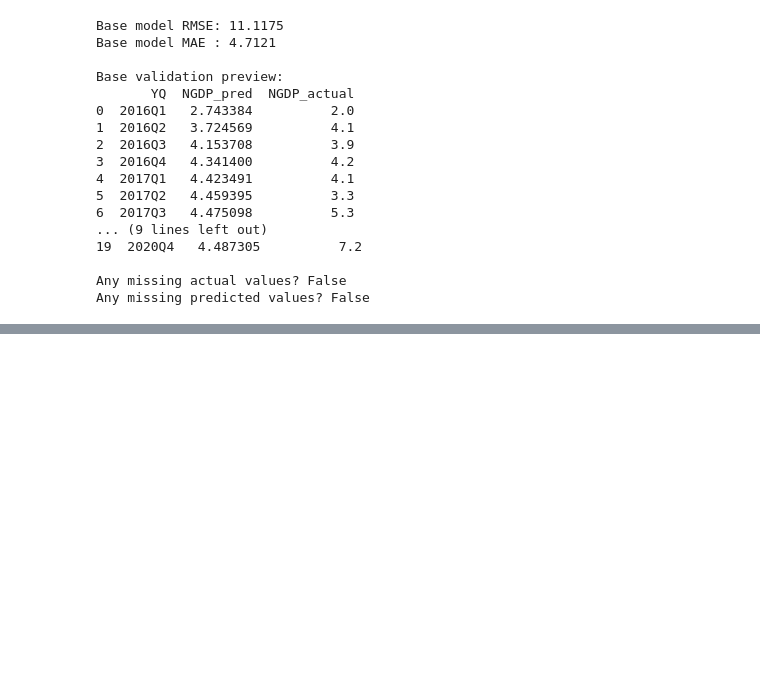
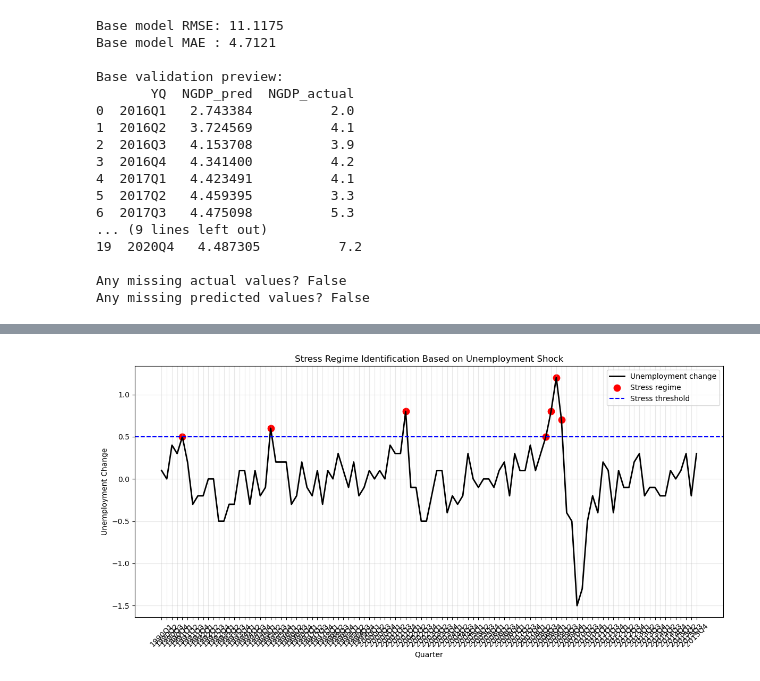
Before and after one commit to nekumonokat/ACCT653_FFA_Forecasting_Project, a Jupyter notebook: draft.ipynb, the cells around one changed output, grey strips where cells are left out. Cells and saved outputs as stored; diff of their text form; code cells hidden in the pictures; blank space fills up the shorter version.

```diff
--- a/draft.ipynb
+++ b/draft.ipynb
@@ -18,9 +18,8 @@ test  = pd.read_csv("data/GDP_Forecast_test.csv")
 gdp_pca = pd.read_csv("data/GDP_PCA_for_test.csv") # validation data for test
 
 # 2. non-financial external indicators
-houst = pd.read_csv("data/HOUST_PCA.csv")
-indpro = pd.read_csv("data/INDPRO_PCA.csv")
-unrate = pd.read_csv("data/UNRATE_PCA.csv")
+indpro = pd.read_csv("data/INDPRO_PC1.csv")
+unrate = pd.read_csv("data/UNRATE_CH1.csv")
 
 # 3. financial external indicators
 compustat = pd.read_csv("data/compustat_quarterly_financials2.csv")
@@ -308,0 +632,46 @@ train_ext = train_ext.merge(
+# %%
+## VISUALISE STRESS REGIME BASED ON UNEMPLOYMENT CHANGE
+
+import matplotlib.pyplot as plt
+
+plt.figure(figsize = (12,6))
+
+# plot unemployment change
+plt.plot(
+    train_ext["YQ"],
+    train_ext["UNRATE_change"],
+    color = "black",
+    linewidth = 2,
+    label = "Unemployment change"
+)
+
+# mark stress periods
+stress_points = train_ext[train_ext["stress_flag"] == 1]
+
+plt.scatter(
+    stress_points["YQ"],
+    stress_points["UNRATE_change"],
+    color = "red",
+    s = 80,
+    label = "Stress regime"
+)
+
+# plot threshold line
+plt.axhline(
+    spike_thr,
+    color = "blue",
+    linestyle = "--",
+    label = "Stress threshold"
+)
+
+plt.xticks(rotation = 45)
+plt.xlabel("Quarter")
+plt.ylabel("Unemployment Change")
+plt.title("Stress Regime Identification Based on Unemployment Shock")
+plt.legend()
+plt.grid(alpha = 0.3)
+
+plt.tight_layout()
+plt.show()
+# %% [output]
+[figure, added]
```
Also changed, not shown: parts of 28 cells of this notebook.
